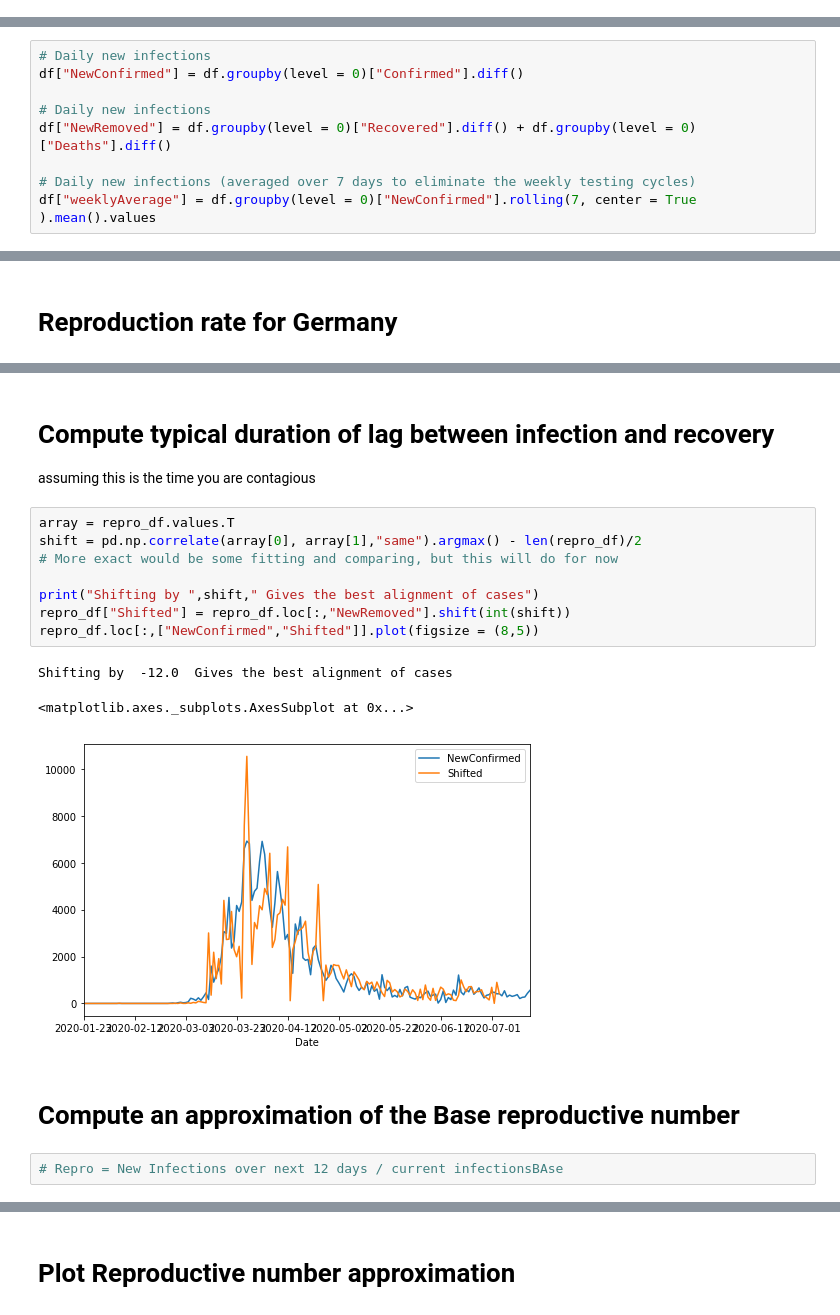
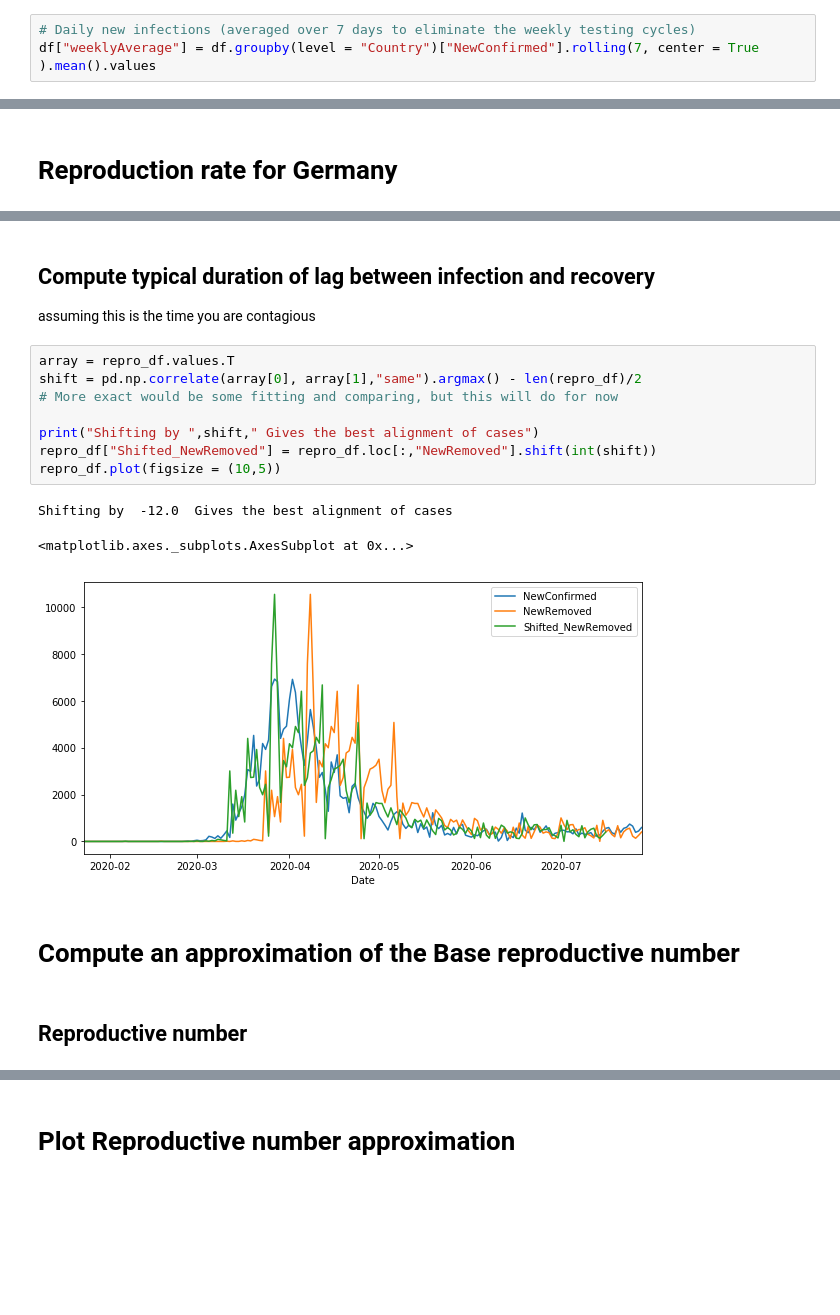
Before and after one commit to TriWitch/CoronaAnalysis, a Jupyter notebook: CoronaAnalysis.ipynb, the cells around one changed output, grey strips where cells are left out. Saved outputs shown, nothing was run; the diff lists cells and outputs as text; blank space fills up the shorter version.

```diff
--- a/CoronaAnalysis.ipynb
+++ b/CoronaAnalysis.ipynb
@@ -32 +59,4 @@ df.tail()
+# %%
+# Daily new infections (averaged over 7 days to eliminate the weekly testing cycles)
+df["weeklyAverage"] = df.groupby(level = "Country")["NewConfirmed"].rolling(7, center = True ).mean().values
 # %% [markdown]
@@ -36,10 +64 @@ df.tail()
-# %%
-# Daily new infections
-df["NewConfirmed"] = df.groupby(level = 0)["Confirmed"].diff()
-
-# Daily new infections
-df["NewRemoved"] = df.groupby(level = 0)["Recovered"].diff() + df.groupby(level = 0)["Deaths"].diff()
-
-# Daily new infections (averaged over 7 days to eliminate the weekly testing cycles)
-df["weeklyAverage"] = df.groupby(level = 0)["NewConfirmed"].rolling(7, center = True ).mean().values
 # %% [markdown]
@@ -96,22 +100,22 @@ repro_df.plot(figsize = (10,5))
 # %% [markdown]
-# Compute typical duration of lag between infection and recovery
+## Compute typical duration of lag between infection and recovery
 assuming this is the time you are contagious
 # %%
 array = repro_df.values.T
 shift = pd.np.correlate(array[0], array[1],"same").argmax() - len(repro_df)/2
 # More exact would be some fitting and comparing, but this will do for now
 
 print("Shifting by ",shift," Gives the best alignment of cases")
-repro_df["Shifted"] = repro_df.loc[:,"NewRemoved"].shift(int(shift))
-repro_df.loc[:,["NewConfirmed","Shifted"]].plot(figsize = (8,5))
+repro_df["Shifted_NewRemoved"] = repro_df.loc[:,"NewRemoved"].shift(int(shift))
+repro_df.plot(figsize = (10,5))
 # %% [output]
 Shifting by  -12.0  Gives the best alignment of cases
 <matplotlib.axes._subplots.AxesSubplot at 0x...>
-[figure, old version]
+[figure, new version]
 # %% [markdown]
 # Compute an approximation of the Base reproductive number
-# %%
-# Repro = New Infections over next 12 days / current infectionsBAse
+# %% [markdown]
+## Reproductive number
 # %%
 df["Repro"] = df["NewConfirmed"]/df["NewConfirmed"].groupby(level = 0).rolling(int(-shift), center = False ).mean().values
 df["weeklyRepro"] = df.groupby(level = 0)["Repro"].rolling(7, center = True ).mean().values
```
Also changed, not shown: parts of 28 cells of this notebook, 1 other file.
